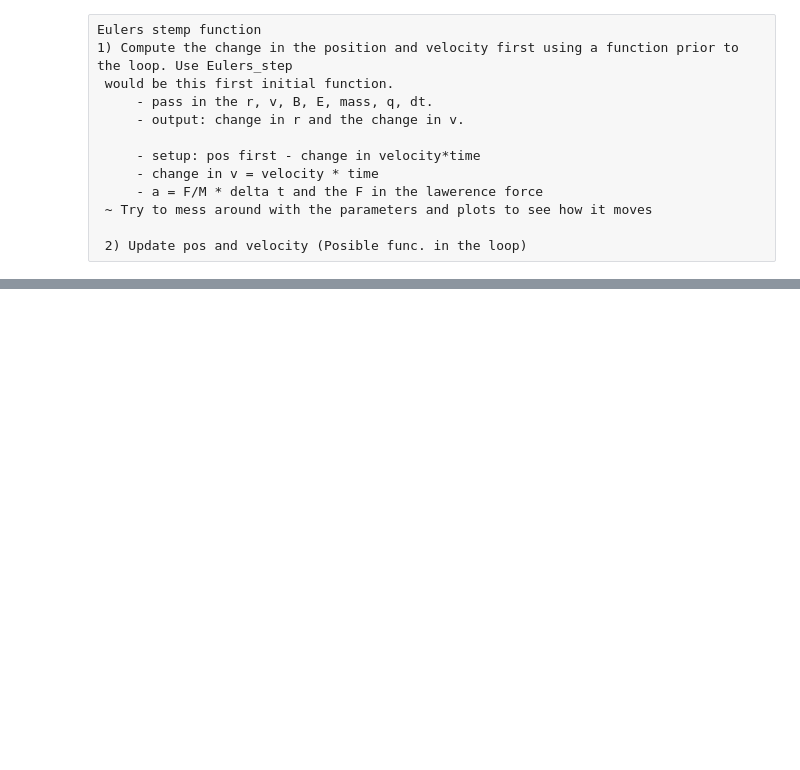
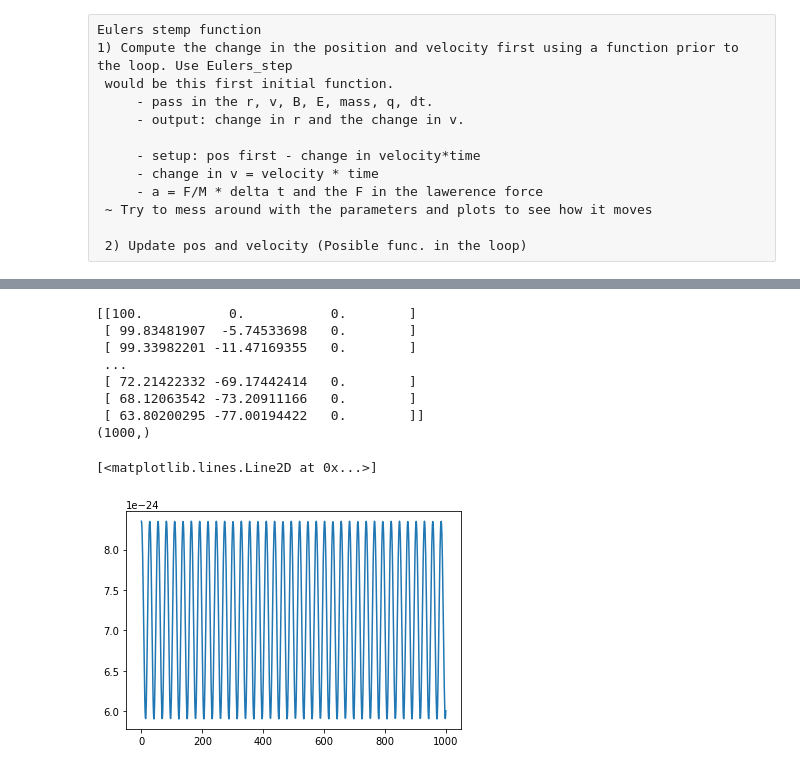
Before and after one commit to Vees3978/Independent_Study, a Jupyter notebook: toy_model.ipynb, the cells around one changed output, grey strips where cells are left out. Drawn from its saved outputs; the diff is of its cells as text; code cells hidden in the pictures; blank space fills up the shorter version.

```diff
--- a/toy_model.ipynb
+++ b/toy_model.ipynb
@@ -154,0 +240,18 @@ plt.show()
+# %%
+# Kinetic Energy
+ke = 0.5*m*(v_result**2)
+print(v_result)
+ke_mag = np.sqrt((ke[:,0]**2)+(ke[:,1]**2)+(ke[:,2]**2))
+print(np.shape(ke_mag))
+plt.plot(ke_mag)
+# %% [output]
+[[100.           0.           0.        ]
+ [ 99.83481907  -5.74533698   0.        ]
+ [ 99.33982201 -11.47169355   0.        ]
+ ...
+ [ 72.21422332 -69.17442414   0.        ]
+ [ 68.12063542 -73.20911166   0.        ]
+ [ 63.80200295 -77.00194422   0.        ]]
+(1000,)
+[<matplotlib.lines.Line2D at 0x...>]
+[figure, added]
```
Also changed, not shown: parts of 11 cells of this notebook.
